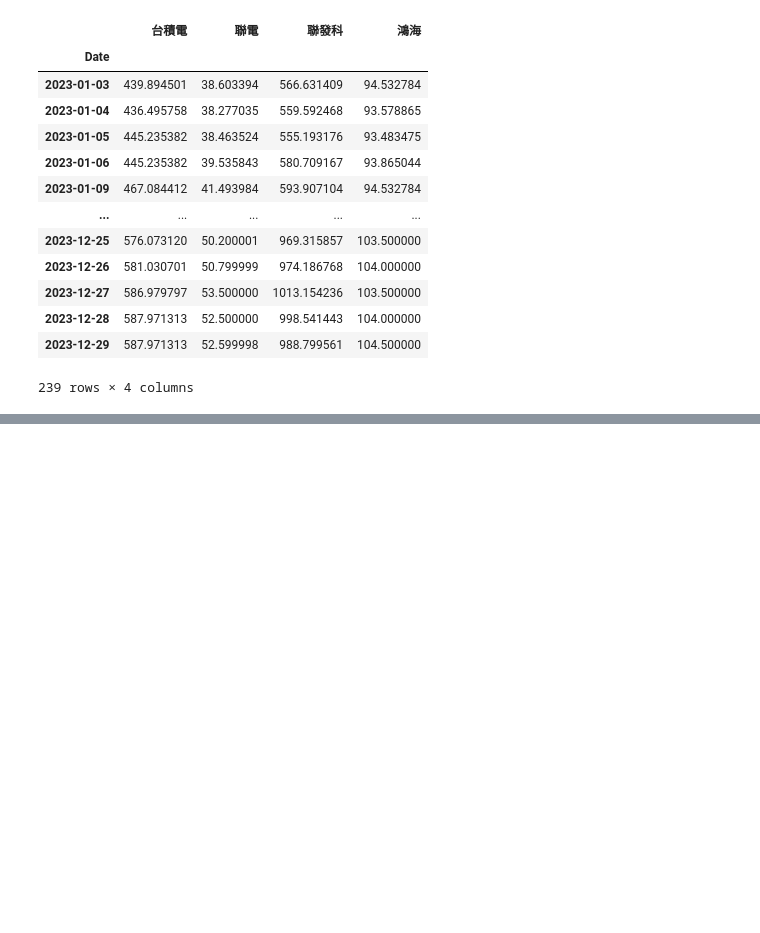
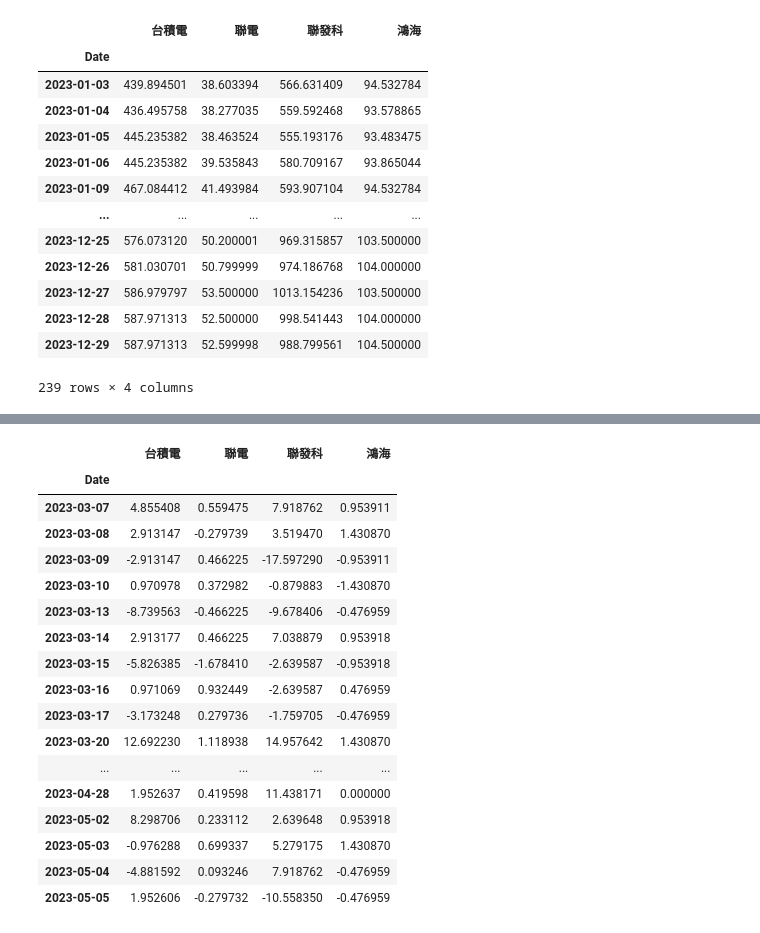
Before and after one commit to roberthsu2003/__2024_04_17_mon_wed__, a Jupyter notebook: lesson19/lesson19_0.ipynb, the cells around one changed output, grey strips where cells are left out. Saved outputs shown, nothing was run; the diff lists cells and outputs as text; code cells hidden in the pictures; blank space fills up the shorter version.

```diff
--- a/lesson19/lesson19_0.ipynb
+++ b/lesson19/lesson19_0.ipynb
@@ -153,3 +153,5 @@ df1.loc['2023']
 | 2023-12-28 | 587.971313 | 52.500000 | 998.541443 | 104.000000 |
 | 2023-12-29 | 587.971313 | 52.599998 | 988.799561 | 104.500000 |
 239 rows × 4 columns
+# %%
+stock2023 = df1.loc['2023-03-05':'2023-05-05']
@@ -155,0 +176,22 @@ df1.loc['2023']
+# %%
+stock2023_1 = (stock2023 - stock2023.shift(1)).dropna()
+stock2023_1
+# %% [output]
+|  | 台積電 | 聯電 | 聯發科 | 鴻海 |
+| Date |  |  |  |  |
+| 2023-03-07 | 4.855408 | 0.559475 | 7.918762 | 0.953911 |
+| 2023-03-08 | 2.913147 | -0.279739 | 3.519470 | 1.430870 |
+| 2023-03-09 | -2.913147 | 0.466225 | -17.597290 | -0.953911 |
+| 2023-03-10 | 0.970978 | 0.372982 | -0.879883 | -1.430870 |
+| 2023-03-13 | -8.739563 | -0.466225 | -9.678406 | -0.476959 |
+| 2023-03-14 | 2.913177 | 0.466225 | 7.038879 | 0.953918 |
+| 2023-03-15 | -5.826385 | -1.678410 | -2.639587 | -0.953918 |
+| 2023-03-16 | 0.971069 | 0.932449 | -2.639587 | 0.476959 |
+| 2023-03-17 | -3.173248 | 0.279736 | -1.759705 | -0.476959 |
+| 2023-03-20 | 12.692230 | 1.118938 | 14.957642 | 1.430870 |
+| ... | ... | ... | ... | ... |
+| 2023-04-28 | 1.952637 | 0.419598 | 11.438171 | 0.000000 |
+| 2023-05-02 | 8.298706 | 0.233112 | 2.639648 | 0.953918 |
+| 2023-05-03 | -0.976288 | 0.699337 | 5.279175 | 1.430870 |
+| 2023-05-04 | -4.881592 | 0.093246 | 7.918762 | -0.476959 |
+| 2023-05-05 | 1.952606 | -0.279732 | -10.558350 | -0.476959 |
```
Also changed, not shown: parts of 1 cell of this notebook.
